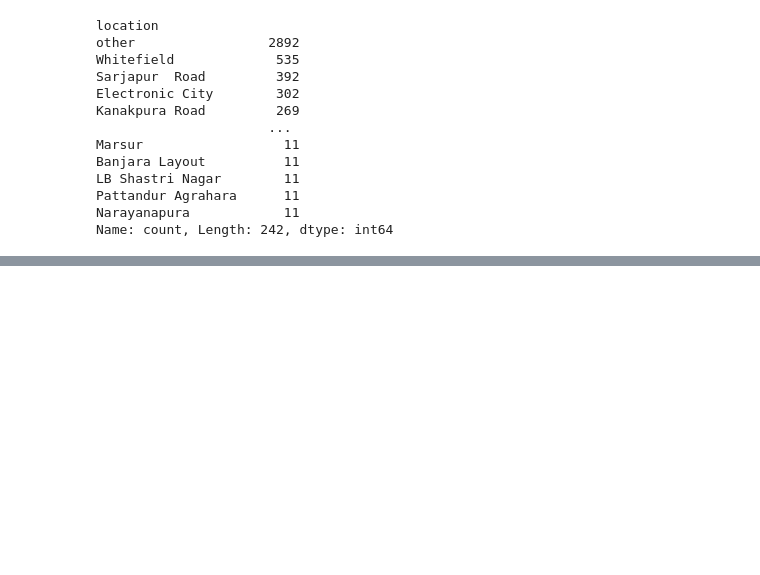
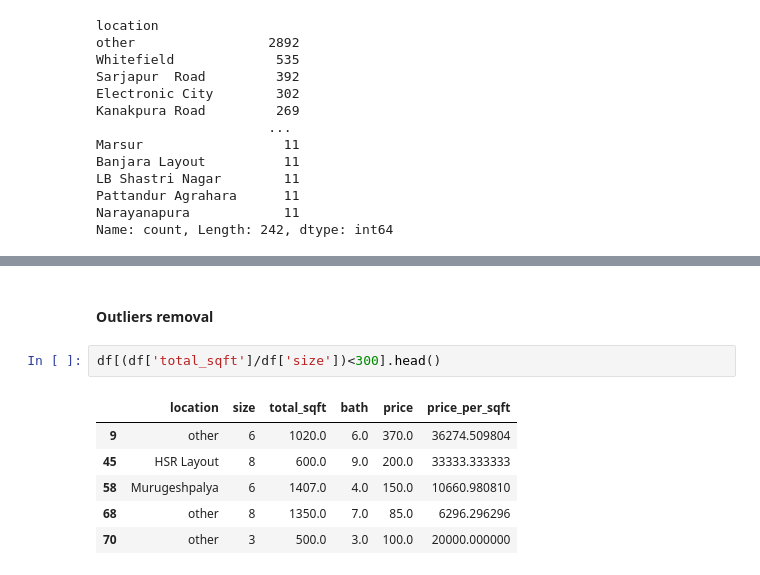
Before and after one commit to dilliram-code/Project-Real-Estate-Price-Prediction, a Jupyter notebook: bengaluru_house_price.ipynb, the cells around one changed output, grey strips where cells are left out. Cells and saved outputs as stored; diff of their text form; blank space fills up the shorter version.

```diff
--- a/bengaluru_house_price.ipynb
+++ b/bengaluru_house_price.ipynb
@@ -382,0 +428,11 @@ Name: count, Length: 242, dtype: int64
+# %% [markdown]
+#### Outliers removal
+# %%
+df[(df['total_sqft']/df['size'])<300].head()
+# %% [output]
+|  | location | size | total_sqft | bath | price | price_per_sqft |
+| 9 | other | 6 | 1020.0 | 6.0 | 370.0 | 36274.509804 |
+| 45 | HSR Layout | 8 | 600.0 | 9.0 | 200.0 | 33333.333333 |
+| 58 | Murugeshpalya | 6 | 1407.0 | 4.0 | 150.0 | 10660.980810 |
+| 68 | other | 8 | 1350.0 | 7.0 | 85.0 | 6296.296296 |
+| 70 | other | 3 | 500.0 | 3.0 | 100.0 | 20000.000000 |
```
Also changed, not shown: parts of 9 cells of this notebook.
